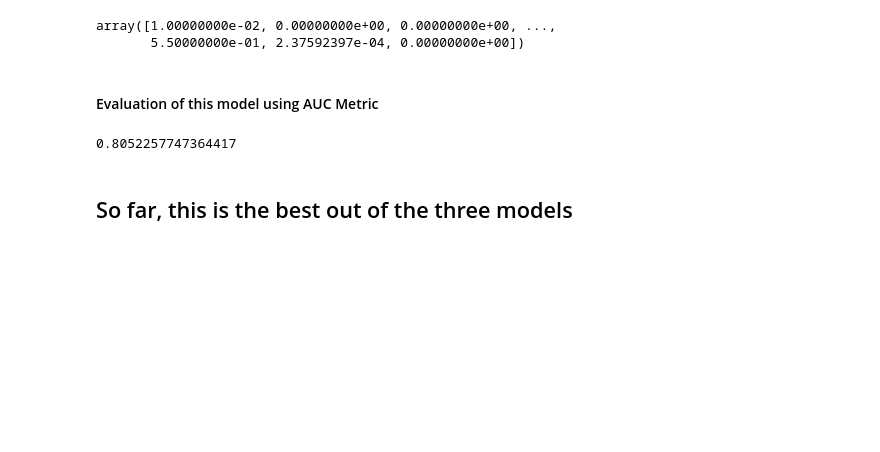
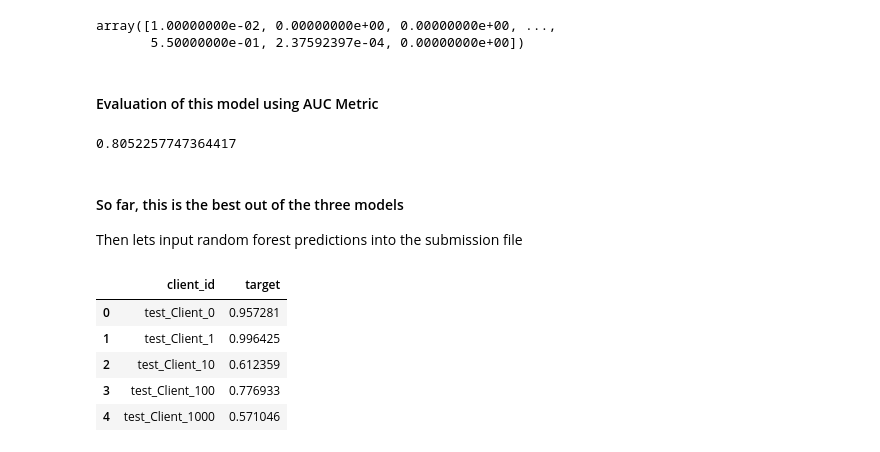
Before and after one commit to diamondtee/Fraud-Detection-in-Electricity-and-Gas-Consumption, a Jupyter notebook: Fraud Detection in Electricity and Gas Consumption Challenge.ipynb, the cells around one changed output. Drawn from its saved outputs; the diff is of its cells as text; code cells hidden in the pictures; blank space fills up the shorter version.

```diff
--- a/Fraud Detection in Electricity and Gas Consumption Challenge.ipynb
+++ b/Fraud Detection in Electricity and Gas Consumption Challenge.ipynb
@@ -592,4 +592,5 @@ roc_auc_score(y_test,random_forest_predictions)
 # %% [output]
 0.8052257747364417
 # %% [markdown]
-## So far, this is the best out of the three models
+#### So far, this is the best out of the three models
+Then lets input random forest predictions into the submission file
@@ -595,0 +599,9 @@ roc_auc_score(y_test,random_forest_predictions)
+# %%
+submission.head()
+# %% [output]
+|  | client_id | target |
+| 0 | test_Client_0 | 0.957281 |
+| 1 | test_Client_1 | 0.996425 |
+| 2 | test_Client_10 | 0.612359 |
+| 3 | test_Client_100 | 0.776933 |
+| 4 | test_Client_1000 | 0.571046 |
```
Also changed, not shown: parts of 5 cells of this notebook, 1 other file.
